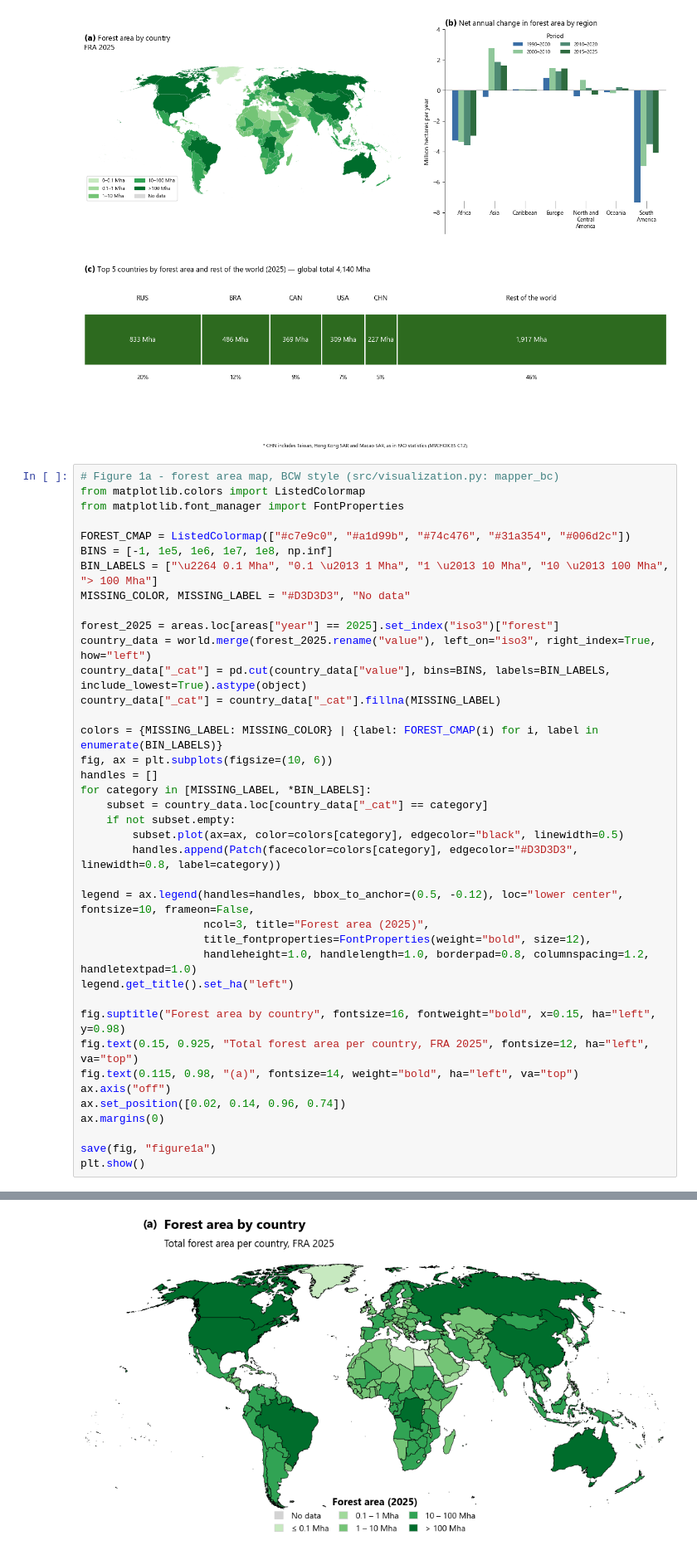
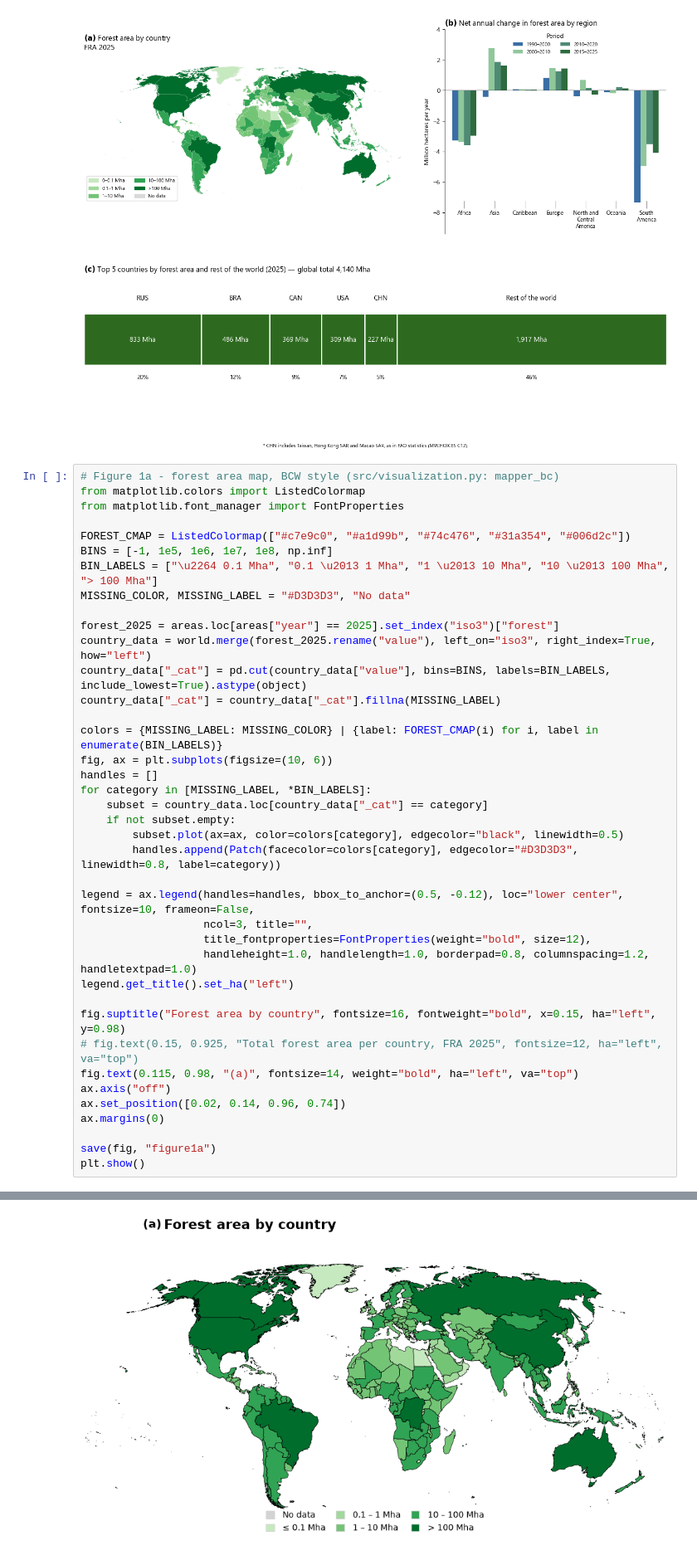
Before and after one commit to aurvl/ncw, a Jupyter notebook: notebooks/03_figures.ipynb, the cells around one changed output, grey strips where cells are left out. Shown at 83% size. Drawn from its saved outputs; the diff is of its cells as text.

```diff
--- a/notebooks/03_figures.ipynb
+++ b/notebooks/03_figures.ipynb
@@ -228,36 +228,36 @@ MISSING_COLOR, MISSING_LABEL = "#D3D3D3", "No data"
 
 forest_2025 = areas.loc[areas["year"] == 2025].set_index("iso3")["forest"]
 country_data = world.merge(forest_2025.rename("value"), left_on="iso3", right_index=True, how="left")
 country_data["_cat"] = pd.cut(country_data["value"], bins=BINS, labels=BIN_LABELS, include_lowest=True).astype(object)
 country_data["_cat"] = country_data["_cat"].fillna(MISSING_LABEL)
 
 colors = {MISSING_LABEL: MISSING_COLOR} | {label: FOREST_CMAP(i) for i, label in enumerate(BIN_LABELS)}
 fig, ax = plt.subplots(figsize=(10, 6))
 handles = []
 for category in [MISSING_LABEL, *BIN_LABELS]:
     subset = country_data.loc[country_data["_cat"] == category]
     if not subset.empty:
         subset.plot(ax=ax, color=colors[category], edgecolor="black", linewidth=0.5)
         handles.append(Patch(facecolor=colors[category], edgecolor="#D3D3D3", linewidth=0.8, label=category))
 
 legend = ax.legend(handles=handles, bbox_to_anchor=(0.5, -0.12), loc="lower center", fontsize=10, frameon=False,
-                   ncol=3, title="Forest area (2025)",
+                   ncol=3, title="",
                    title_fontproperties=FontProperties(weight="bold", size=12),
                    handleheight=1.0, handlelength=1.0, borderpad=0.8, columnspacing=1.2, handletextpad=1.0)
 legend.get_title().set_ha("left")
 
 fig.suptitle("Forest area by country", fontsize=16, fontweight="bold", x=0.15, ha="left", y=0.98)
-fig.text(0.15, 0.925, "Total forest area per country, FRA 2025", fontsize=12, ha="left", va="top")
+# fig.text(0.15, 0.925, "Total forest area per country, FRA 2025", fontsize=12, ha="left", va="top")
 fig.text(0.115, 0.98, "(a)", fontsize=14, weight="bold", ha="left", va="top")
 ax.axis("off")
 ax.set_position([0.02, 0.14, 0.96, 0.74])
 ax.margins(0)
 
 save(fig, "figure1a")
 plt.show()
 # %% [output]
 [skipped] figure1a not saved (SAVE_FIGURES = False)
-[figure, old version]
+[figure, new version]
 # %%
 # Figure 1b - net annual change in forest area, plain matplotlib
 region = territories.set_index("iso3").apply(
```
Also changed, not shown: parts of 1 cell of this notebook.
